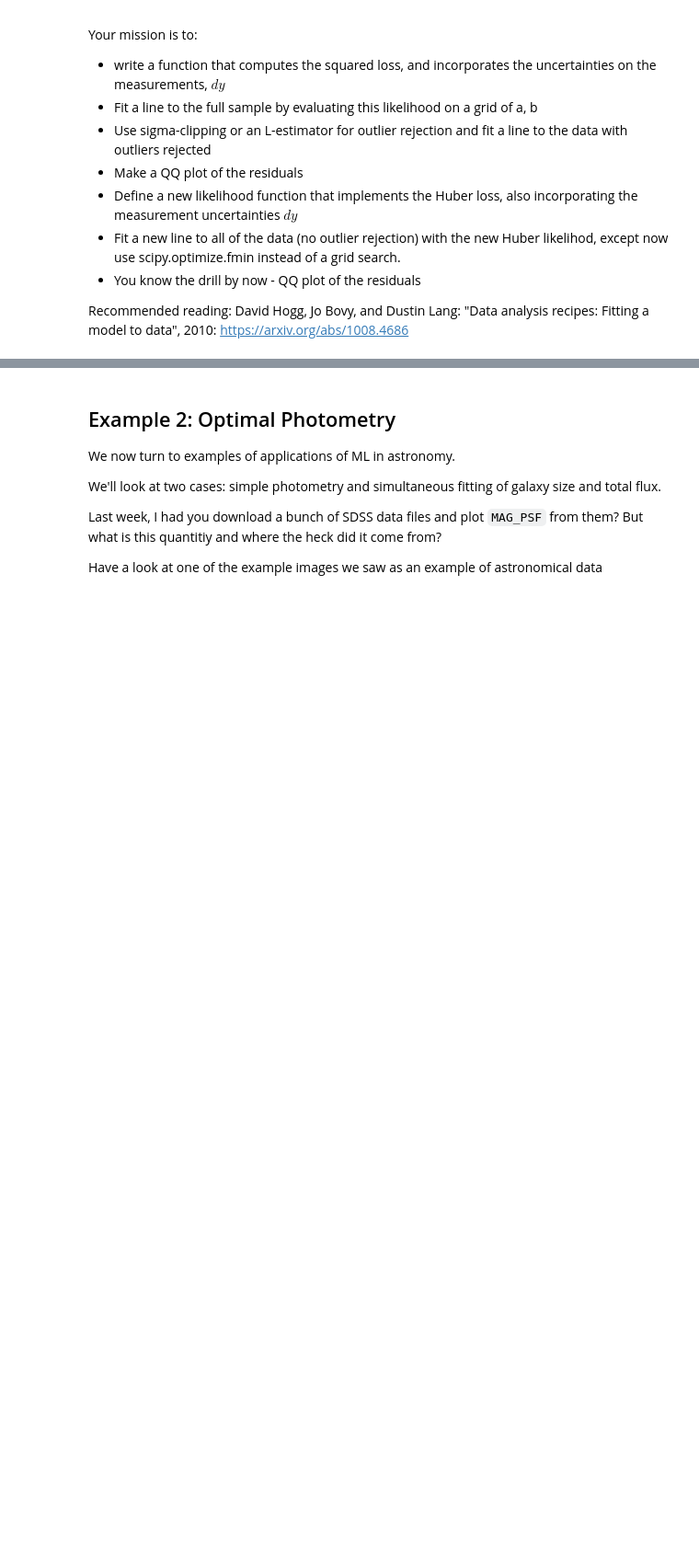
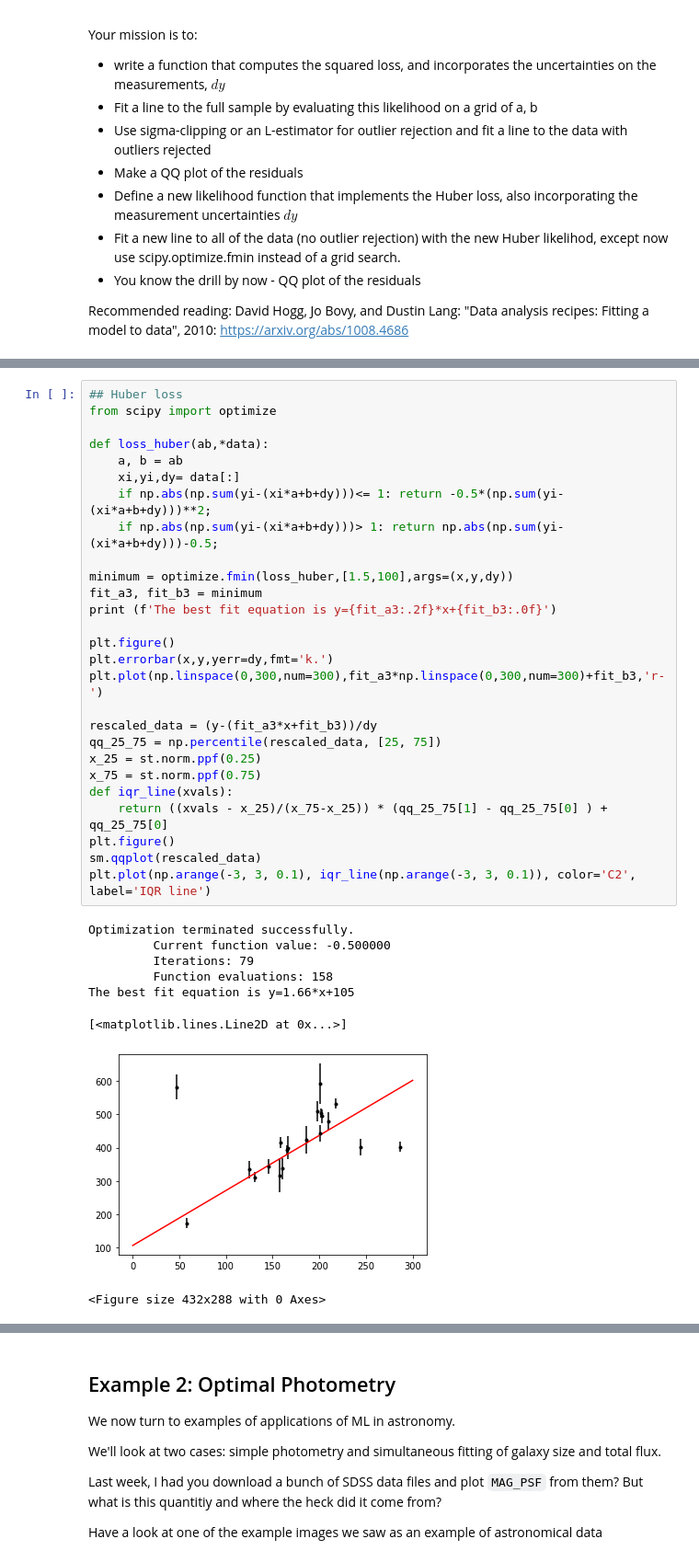
Before and after one commit to gnarayan/ast596_2020_Spring, a Jupyter notebook: homework/JenniferLi/homework02.ipynb, the cells around one changed output, grey strips where cells are left out. Shown at 92% size. Drawn from its saved outputs; the diff is of its cells as text; blank space fills up the shorter version.

```diff
--- a/homework/JenniferLi/homework02.ipynb
+++ b/homework/JenniferLi/homework02.ipynb
@@ -60,0 +160,36 @@ dy = data['sigma_y']
+# %%
+## Huber loss
+from scipy import optimize
+
+def loss_huber(ab,*data):
+    a, b = ab
+    xi,yi,dy= data[:]
+    if np.abs(np.sum(yi-(xi*a+b+dy)))<= 1: return -0.5*(np.sum(yi-(xi*a+b+dy)))**2;
+    if np.abs(np.sum(yi-(xi*a+b+dy)))> 1: return np.abs(np.sum(yi-(xi*a+b+dy)))-0.5;
+
+minimum = optimize.fmin(loss_huber,[1.5,100],args=(x,y,dy))
+fit_a3, fit_b3 = minimum
+print (f'The best fit equation is y={fit_a3:.2f}*x+{fit_b3:.0f}')
+
+plt.figure()
+plt.errorbar(x,y,yerr=dy,fmt='k.')
+plt.plot(np.linspace(0,300,num=300),fit_a3*np.linspace(0,300,num=300)+fit_b3,'r-')
+
+rescaled_data = (y-(fit_a3*x+fit_b3))/dy
+qq_25_75 = np.percentile(rescaled_data, [25, 75])
+x_25 = st.norm.ppf(0.25)
+x_75 = st.norm.ppf(0.75)
+def iqr_line(xvals):
+    return ((xvals - x_25)/(x_75-x_25)) * (qq_25_75[1] - qq_25_75[0] ) + qq_25_75[0]
+plt.figure()
+sm.qqplot(rescaled_data)
+plt.plot(np.arange(-3, 3, 0.1), iqr_line(np.arange(-3, 3, 0.1)), color='C2', label='IQR line')
+# %% [output]
+Optimization terminated successfully.
+         Current function value: -0.500000
+         Iterations: 79
+         Function evaluations: 158
+The best fit equation is y=1.66*x+105
+[<matplotlib.lines.Line2D at 0x...>]
+[figure, added]
+<Figure size 432x288 with 0 Axes>
```
Also changed, not shown: parts of 7 cells of this notebook.
